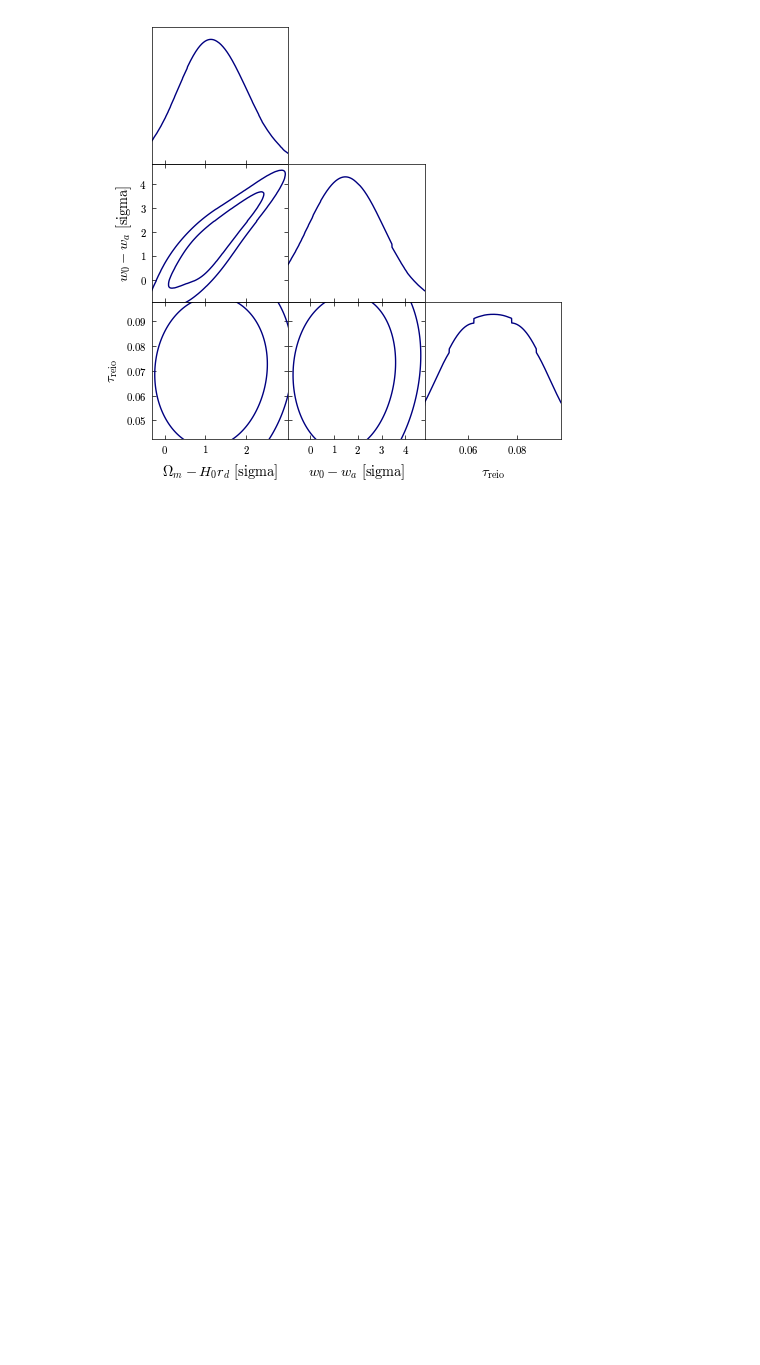
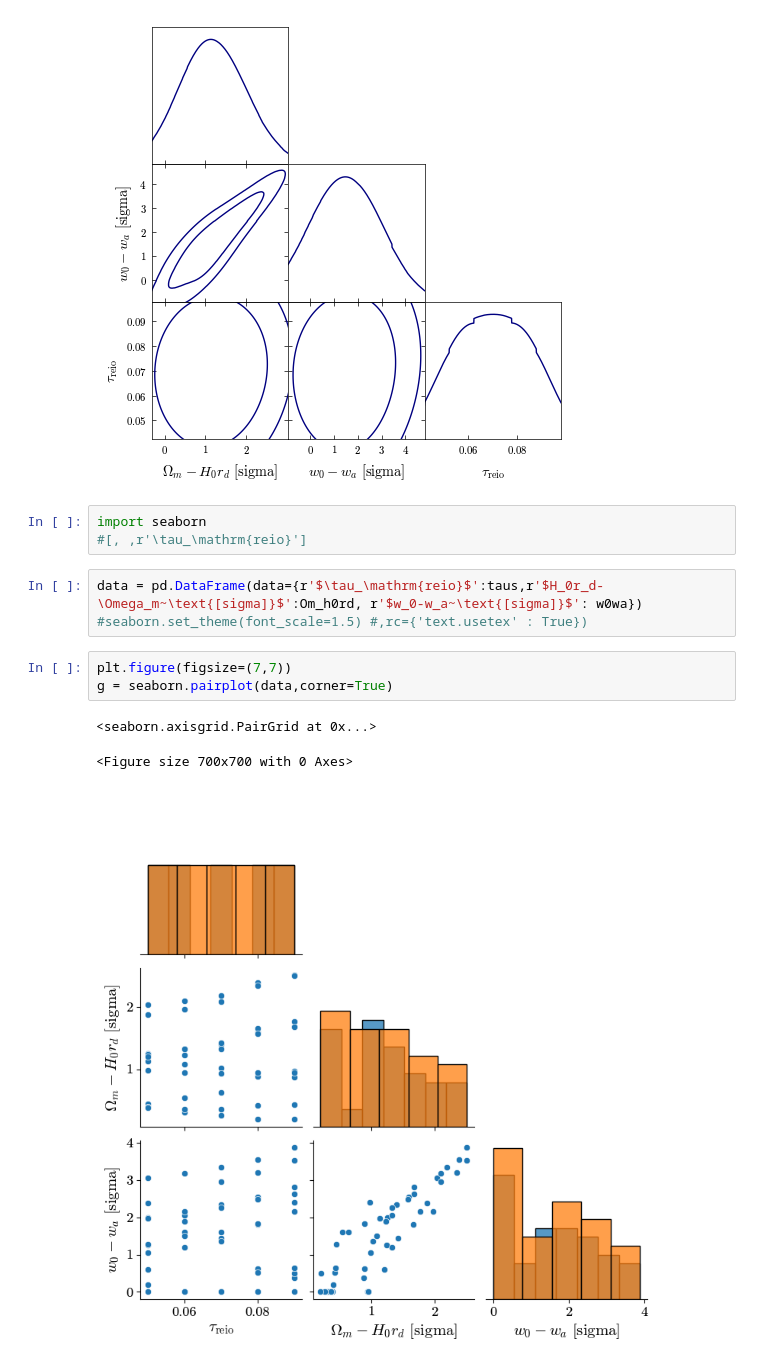
Before and after one commit to Aria-Hem/Aria-cobifact-tau, a Jupyter notebook: test2.ipynb, the cells around one changed output. Cells and saved outputs as stored; diff of their text form; blank space fills up the shorter version.

```diff
--- a/test2.ipynb
+++ b/test2.ipynb
@@ -263,3 +263,16 @@ WARNING:fontTools.ttLib.tables._h_e_a_d:'modified' timestamp seems very low; reg
 WARNING:fontTools.ttLib.tables._h_e_a_d:'created' timestamp seems very low; regarding as unix timestamp
 WARNING:fontTools.ttLib.tables._h_e_a_d:'modified' timestamp seems very low; regarding as unix timestamp
 [figure]
+# %%
+import seaborn
+#[, ,r'\tau_\mathrm{reio}']
+# %%
+data = pd.DataFrame(data={r'$\tau_\mathrm{reio}$':taus,r'$H_0r_d-\Omega_m~\text{[sigma]}$':Om_h0rd, r'$w_0-w_a~\text{[sigma]}$': w0wa})
+#seaborn.set_theme(font_scale=1.5) #,rc={'text.usetex' : True})
+# %%
+plt.figure(figsize=(7,7))
+g = seaborn.pairplot(data,corner=True)
+# %% [output]
+<seaborn.axisgrid.PairGrid at 0x...>
+<Figure size 700x700 with 0 Axes>
+[figure, added]
```
Also changed, not shown: parts of 1 cell of this notebook, 1 other file.
